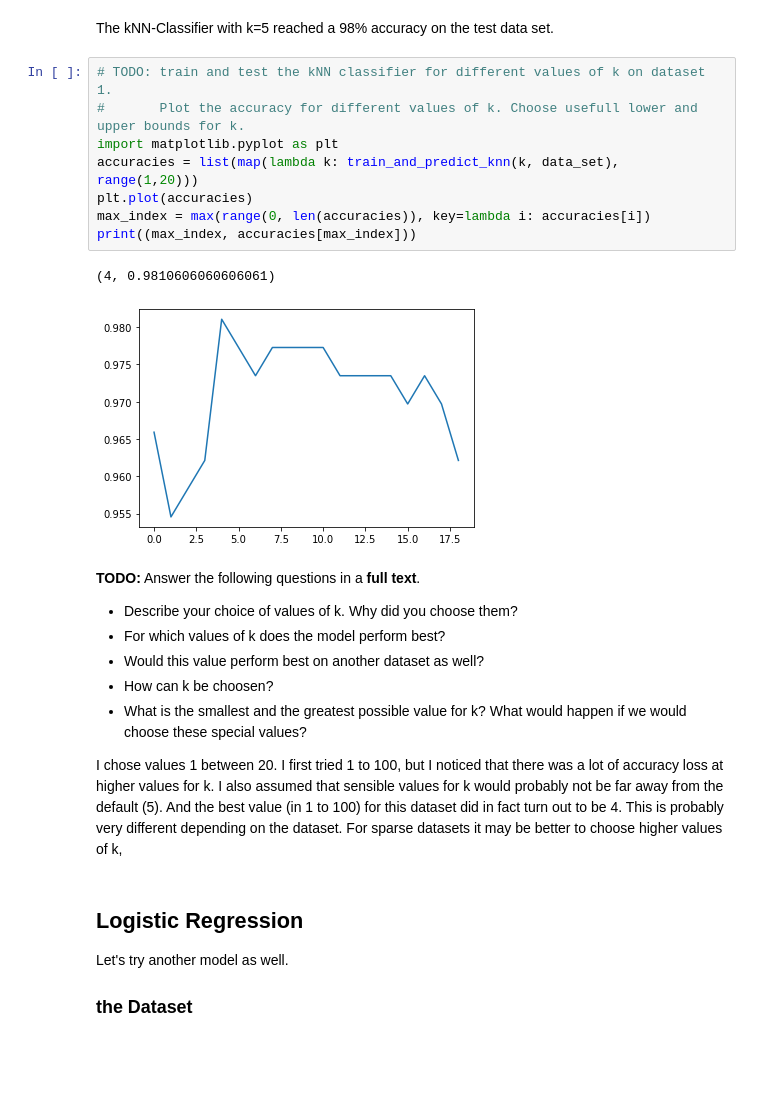
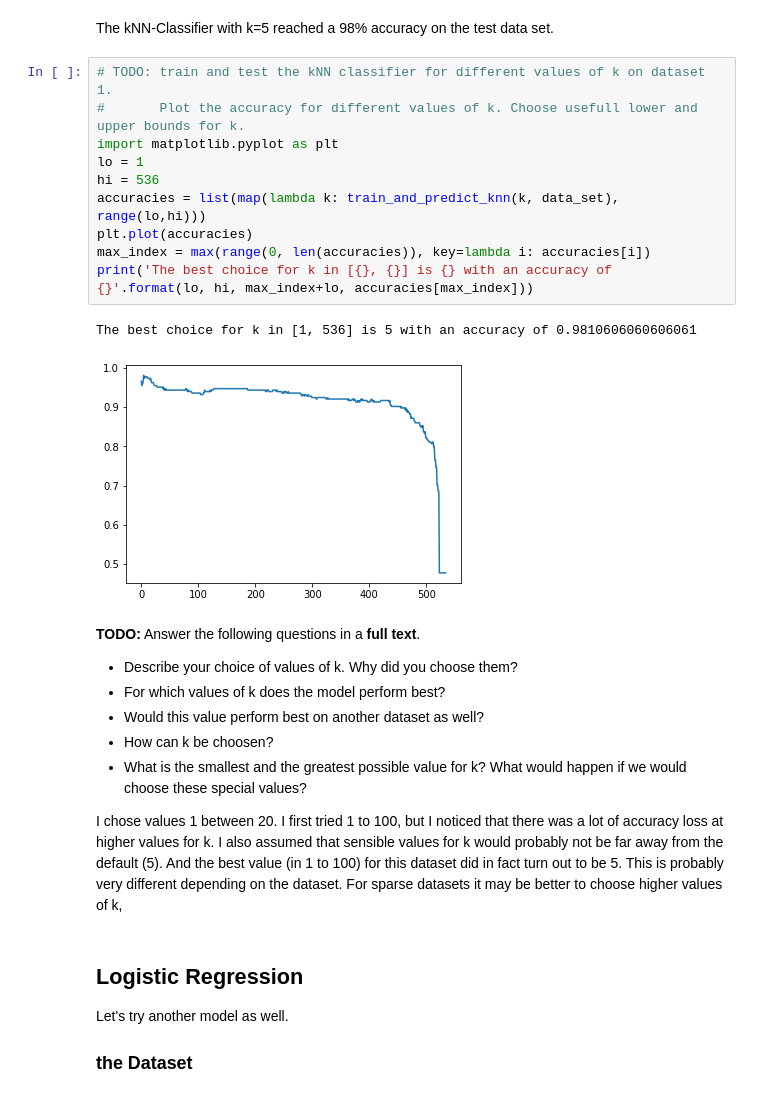
Before and after one commit to mankinskin/ml_projects, a Jupyter notebook: Project1.ipynb, the cells around one changed output. Saved outputs shown, nothing was run; the diff lists cells and outputs as text; blank space fills up the shorter version.

Commit message:
Fix index being interpreted as k in kNN benchmark (off-by-one)

```diff
--- a/Project1.ipynb
+++ b/Project1.ipynb
@@ -89,14 +89,16 @@ The kNN-Classifier with k=5 reached a 98% accuracy on the test data set.
 # %%
 # TODO: train and test the kNN classifier for different values of k on dataset 1.
 #       Plot the accuracy for different values of k. Choose usefull lower and upper bounds for k.
 import matplotlib.pyplot as plt
-accuracies = list(map(lambda k: train_and_predict_knn(k, data_set), range(1,20)))
+lo = 1
+hi = 536
+accuracies = list(map(lambda k: train_and_predict_knn(k, data_set), range(lo,hi)))
 plt.plot(accuracies)
 max_index = max(range(0, len(accuracies)), key=lambda i: accuracies[i])
-print((max_index, accuracies[max_index]))
+print('The best choice for k in [{}, {}] is {} with an accuracy of {}'.format(lo, hi, max_index+lo, accuracies[max_index]))
 # %% [output]
-(4, 0.9810606060606061)
+The best choice for k in [1, 536] is 5 with an accuracy of 0.9810606060606061
-[figure, old version]
+[figure, new version]
 # %% [markdown]
 **TODO:** Answer the following questions in a **full text**.
 
@@ -106,7 +108,7 @@ print((max_index, accuracies[max_index]))
 * How can k be choosen?
 * What is the smallest and the greatest possible value for k? What would happen if we would choose these special values?
 
-I chose values 1 between 20. I first tried 1 to 100, but I noticed that there was a lot of accuracy loss at higher values for k. I also assumed that sensible values for k would probably not be far away from the default (5). And the best value (in 1 to 100) for this dataset did in fact turn out to be 4. This is probably very different depending on the dataset. For sparse datasets it may be better to choose higher values of k,
+I chose values 1 between 20. I first tried 1 to 100, but I noticed that there was a lot of accuracy loss at higher values for k. I also assumed that sensible values for k would probably not be far away from the default (5). And the best value (in 1 to 100) for this dataset did in fact turn out to be 5. This is probably very different depending on the dataset. For sparse datasets it may be better to choose higher values of k,
 # %% [markdown]
 ## Logistic Regression
 Let's try another model as well.
```
